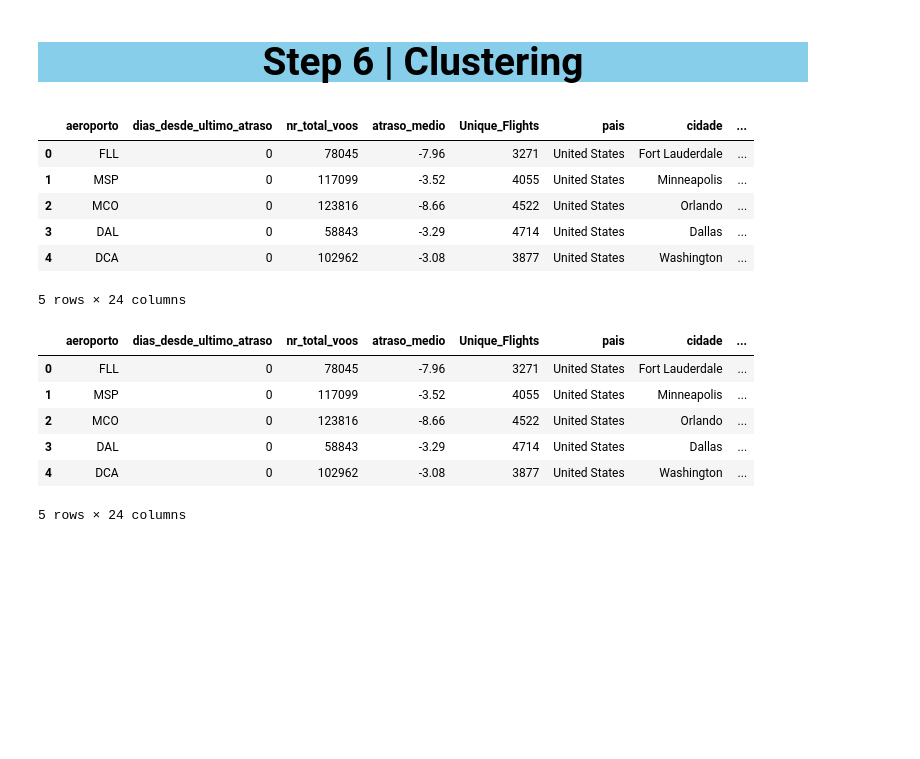
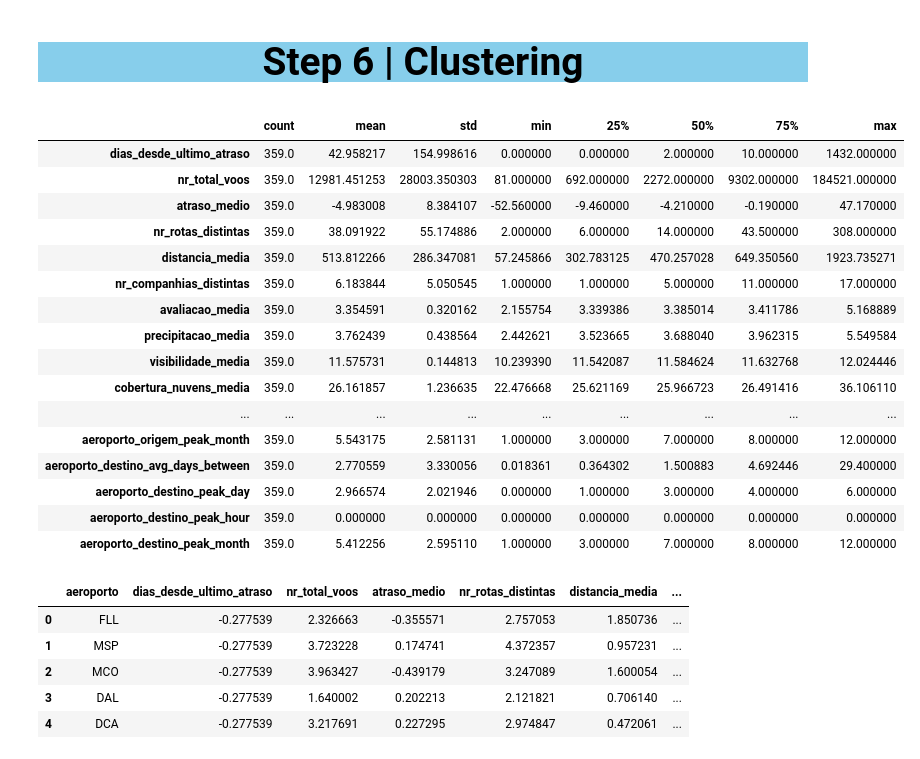
Before and after one commit to BrunoAfonso18/sdw, a Jupyter notebook: flights.ipynb, the cells around one changed output. Drawn from its saved outputs; the diff is of its cells as text; code cells hidden in the pictures; blank space fills up the shorter version.

```diff
--- a/flights.ipynb
+++ b/flights.ipynb
@@ -561,2 +547,0 @@ airport_data = pd.merge(
-# %%
-airport_data = airport_data.drop(columns=['aeroporto_origem_x','aeroporto_origem_y'])
@@ -733,7 +709,6 @@ airport_data = pd.merge(
     how='left'
 )
 
-airport_data.drop(columns='aeroporto_origem', inplace=True)
 
 airport_data.head()
 # %% [output]
@@ -743,6 +718,8 @@ airport_data.head()
 | 2 | DEN | 2023-08-31 | 0 | 231352 | -359322 | -1.55 | ... |
 | 3 | MCO | 2023-08-31 | 0 | 123816 | -1072201 | -8.66 | ... |
 | 4 | DAL | 2023-08-31 | 0 | 58843 | -193820 | -3.29 | ... |
+# %%
+airport_data.drop(columns={'aeroporto_origem_x','aeroporto_origem_y'}, inplace=True)
 # %%
 visibilidade_media = df_flights_clean.groupby('aeroporto_origem')['visibilidade'].mean().reset_index()
 visibilidade_media.rename(columns={'visibilidade': 'visibilidade_media'}, inplace=True)
@@ -1009,0 +987,2 @@ plt.show()
+# %%
+airport_data_cleaned.drop(columns={'aeroporto_origem_avg_days_between','Unique_Flights'}, inplace=True)
@@ -1011,15 +1018,25 @@ plt.show()
 <a id="feature_engineering"></a>
 # <p style="background-color: #87CEEB; font-family:calibri; color:black; font-size:140%; font-family:Verdana; text-align:center; border-radius:15px 50px;">Step 6 | Clustering</p>
 # %%
-airport_data_cleaned.head()
+airport_data_cleaned.describe().T
 # %% [output]
-|  | aeroporto | dias_desde_ultimo_atraso | nr_total_voos | atraso_medio | Unique_Flights | pais | cidade | ... |
-| 0 | FLL | 0 | 78045 | -7.96 | 3271 | United States | Fort Lauderdale | ... |
-| 1 | MSP | 0 | 117099 | -3.52 | 4055 | United States | Minneapolis | ... |
-| 2 | MCO | 0 | 123816 | -8.66 | 4522 | United States | Orlando | ... |
-| 3 | DAL | 0 | 58843 | -3.29 | 4714 | United States | Dallas | ... |
-| 4 | DCA | 0 | 102962 | -3.08 | 3877 | United States | Washington | ... |
+|  | count | mean | std | min | 25% | 50% | 75% | max |
+| dias_desde_ultimo_atraso | 359.0 | 42.958217 | 154.998616 | 0.000000 | 0.000000 | 2.000000 | 10.000000 | 1432.000000 |
+| nr_total_voos | 359.0 | 12981.451253 | 28003.350303 | 81.000000 | 692.000000 | 2272.000000 | 9302.000000 | 184521.000000 |
+| atraso_medio | 359.0 | -4.983008 | 8.384107 | -52.560000 | -9.460000 | -4.210000 | -0.190000 | 47.170000 |
+| nr_rotas_distintas | 359.0 | 38.091922 | 55.174886 | 2.000000 | 6.000000 | 14.000000 | 43.500000 | 308.000000 |
+| distancia_media | 359.0 | 513.812266 | 286.347081 | 57.245866 | 302.783125 | 470.257028 | 649.350560 | 1923.735271 |
+| nr_companhias_distintas | 359.0 | 6.183844 | 5.050545 | 1.000000 | 1.000000 | 5.000000 | 11.000000 | 17.000000 |
+| avaliacao_media | 359.0 | 3.354591 | 0.320162 | 2.155754 | 3.339386 | 3.385014 | 3.411786 | 5.168889 |
+| precipitacao_media | 359.0 | 3.762439 | 0.438564 | 2.442621 | 3.523665 | 3.688040 | 3.962315 | 5.549584 |
+| visibilidade_media | 359.0 | 11.575731 | 0.144813 | 10.239390 | 11.542087 | 11.584624 | 11.632768 | 12.024446 |
+| cobertura_nuvens_media | 359.0 | 26.161857 | 1.236635 | 22.476668 | 25.621169 | 25.966723 | 26.491416 | 36.106110 |
+| ... | ... | ... | ... | ... | ... | ... | ... | ... |
+| aeroporto_origem_peak_month | 359.0 | 5.543175 | 2.581131 | 1.000000 | 3.000000 | 7.000000 | 8.000000 | 12.000000 |
+| aeroporto_destino_avg_days_between | 359.0 | 2.770559 | 3.330056 | 0.018361 | 0.364302 | 1.500883 | 4.692446 | 29.400000 |
+| aeroporto_destino_peak_day | 359.0 | 2.966574 | 2.021946 | 0.000000 | 1.000000 | 3.000000 | 4.000000 | 6.000000 |
+| aeroporto_destino_peak_hour | 359.0 | 0.000000 | 0.000000 | 0.000000 | 0.000000 | 0.000000 | 0.000000 | 0.000000 |
+| aeroporto_destino_peak_month | 359.0 | 5.412256 | 2.595110 | 1.000000 | 3.000000 | 7.000000 | 8.000000 | 12.000000 |
-5 rows × 24 columns
 # %%
 # Initialize the StandardScaler
 scaler = StandardScaler()
@@ -1050,6 +1068,8 @@ airport_data_scaled.head()
 airport_data_scaled_original = airport_data_scaled
 airport_data_cleaned_original = airport_data_cleaned
 # %%
+
+
 # Lista de colunas cíclicas
 cyclic_columns = ['aeroporto_origem_peak_day',
                       'aeroporto_origem_peak_hour',
@@ -1059,7 +1079,7 @@ cyclic_columns = ['aeroporto_origem_peak_day',
                       'aeroporto_destino_peak_month']
 
 # Criar cópia do dataset
-airport_data_scaled = airport_data_cleaned.copy()
+#airport_data_scaled = airport_data_cleaned.copy()
 
 cyclic_periods = {
     'aeroporto_destino_peak_day': 7,
@@ -1077,10 +1097,9 @@ for col in cyclic_columns:
 # Visualizar os primeiros resultados
 airport_data_scaled.head()
 # %% [output]
-|  | aeroporto | dias_desde_ultimo_atraso | nr_total_voos | atraso_medio | Unique_Flights | pais | cidade | ... |
-| 0 | FLL | 0 | 78045 | -7.96 | 3271 | United States | Fort Lauderdale | ... |
-| 1 | MSP | 0 | 117099 | -3.52 | 4055 | United States | Minneapolis | ... |
-| 2 | MCO | 0 | 123816 | -8.66 | 4522 | United States | Orlando | ... |
-| 3 | DAL | 0 | 58843 | -3.29 | 4714 | United States | Dallas | ... |
-| 4 | DCA | 0 | 102962 | -3.08 | 3877 | United States | Washington | ... |
+|  | aeroporto | dias_desde_ultimo_atraso | nr_total_voos | atraso_medio | nr_rotas_distintas | distancia_media | ... |
+| 0 | FLL | -0.277539 | 2.326663 | -0.355571 | 2.757053 | 1.850736 | ... |
+| 1 | MSP | -0.277539 | 3.723228 | 0.174741 | 4.372357 | 0.957231 | ... |
+| 2 | MCO | -0.277539 | 3.963427 | -0.439179 | 3.247089 | 1.600054 | ... |
+| 3 | DAL | -0.277539 | 1.640002 | 0.202213 | 2.121821 | 0.706140 | ... |
+| 4 | DCA | -0.277539 | 3.217691 | 0.227295 | 2.974847 | 0.472061 | ... |
-5 rows × 24 columns
```
Also changed, not shown: parts of 29 cells of this notebook.
